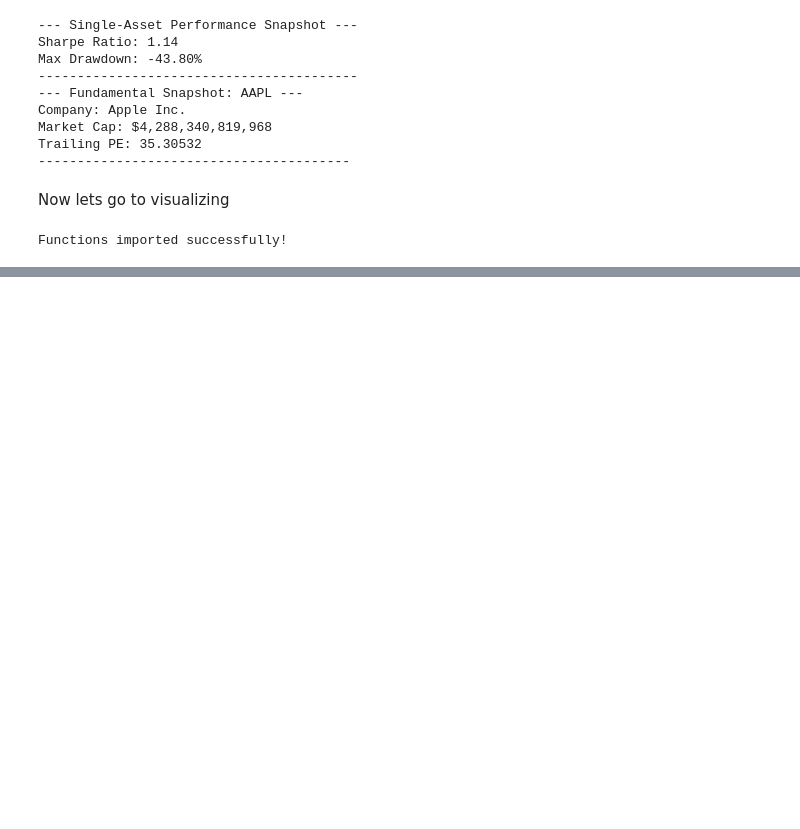
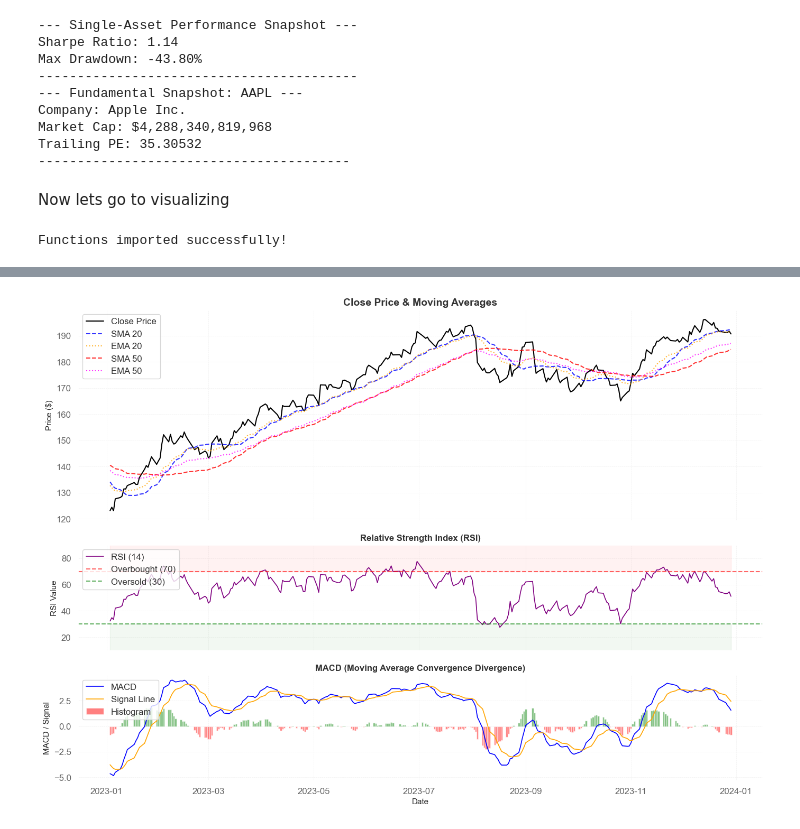
Before and after one commit to Bethelhemtekabe/Stock-Market-Prediction, a Jupyter notebook: Notebook/second.ipynb, the cells around one changed output, grey strips where cells are left out. Drawn from its saved outputs; the diff is of its cells as text; code cells hidden in the pictures; blank space fills up the shorter version.

```diff
--- a/Notebook/second.ipynb
+++ b/Notebook/second.ipynb
@@ -486,0 +507,8 @@ NameError: name 'plt' is not defined
+# %%
+# Filter the data to only show 2023 onwards, then plot
+df_zoomed = df.loc['2023-01-01':]
+
+# Call your plotting function on the zoomed data
+plot_technical_analysis(df_zoomed, save_path=None)
+# %% [output]
+[figure, added]
```
Also changed, not shown: parts of 4 cells of this notebook, 1 other file.
